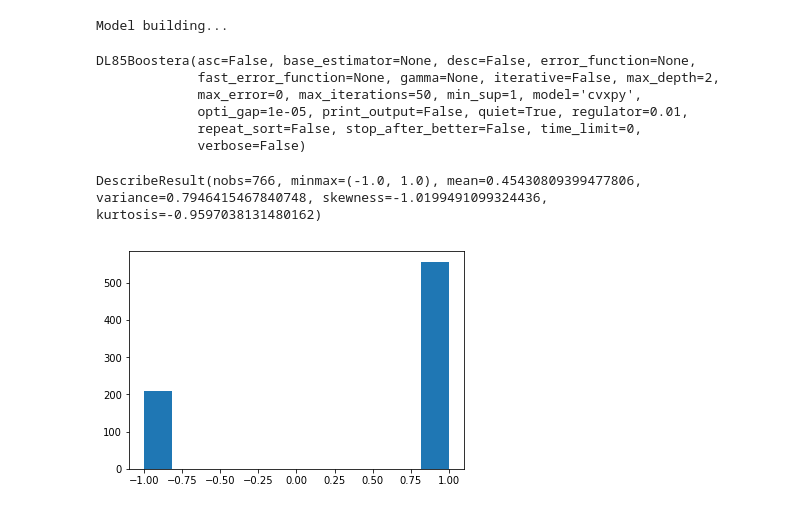
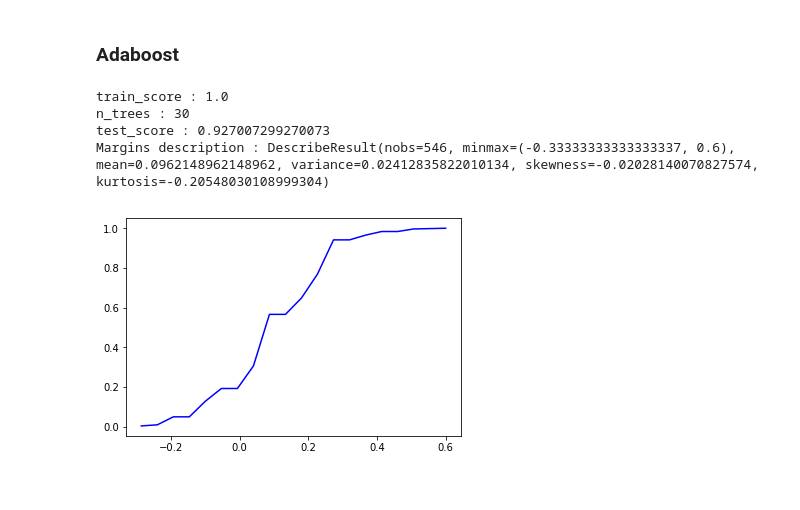
Before and after one commit to aia-uclouvain/pydl8.5, a Jupyter notebook: python_library/examples/data_variance_cdf.ipynb, the cells around one changed output. Drawn from its saved outputs; the diff is of its cells as text; code cells hidden in the pictures.

```diff
--- a/python_library/examples/data_variance_cdf.ipynb
+++ b/python_library/examples/data_variance_cdf.ipynb
@@ -164,56 +99,12 @@ DescribeResult(nobs=766, minmax=(-0.22706942489476117, 0.6286075363685514), mean
-# %%
-from sklearn.svm import SVC
-from sklearn.datasets import load_iris, load_digits, fetch_openml
-from sklearn.model_selection import train_test_split, cross_validate, GridSearchCV, StratifiedKFold
-from sklearn.preprocessing import OneHotEncoder, OrdinalEncoder, LabelBinarizer, KBinsDiscretizer, Binarizer
-from sklearn.metrics import accuracy_score
-from sklearn.ensemble import AdaBoostClassifier, RandomForestClassifier, GradientBoostingClassifier
-from sklearn.tree import DecisionTreeClassifier, export_graphviz
-from sklearn.utils import check_random_state
-from dl85 import DL85Boostera
-import time
-import numpy as np
-from sklearn.metrics import confusion_matrix
-import subprocess
-
-depth, time_limit, N_FOLDS = 2, 0, 5
-
-# dataset = np.genfromtxt("../datasets/paper_test.txt", delimiter=" ")
-# dataset = np.genfromtxt("../datasets/zoo-1.txt", delimiter=" ")
-# dataset = np.genfromtxt("../datasets/kr-vs-kp.txt", delimiter=" ")
-dataset = np.genfromtxt("../datasets/tic-tac-toe.txt", delimiter=" ")
-X, y = dataset[:, 1:], dataset[:, 0]
-X_train, X_test, y_train, y_test = train_test_split(X, y, test_size=0.2, random_state=0)
-
-clf2 = DL85Boostera(max_depth=depth, max_iterations=50, regulator=0.01)
-start = time.perf_counter()
-print("Model building...")
-clf2.fit(X_train, y_train)
-# %% [output]
-Model building...
-DL85Boostera(asc=False, base_estimator=None, desc=False, error_function=None,
-             fast_error_function=None, gamma=None, iterative=False, max_depth=2,
-             max_error=0, max_iterations=50, min_sup=1, model='cvxpy',
-             opti_gap=1e-05, print_output=False, quiet=True, regulator=0.01,
-             repeat_sort=False, stop_after_better=False, time_limit=0,
-             verbose=False)
-# %%
-import matplotlib.pyplot as plt
-from scipy import stats
-
-pred = np.array([-clf2.estimator_weights_[0] if p != y_train[i] else clf2.estimator_weights_[0] for i, p in enumerate(clf2.estimators_[0].predict(X_train))])
-margins = pred.reshape((-1, 1))
-
-for i in range(1, len(clf2.estimators_)):
-    pred = np.array([-clf2.estimator_weights_[i] if p != y_train[j] else clf2.estimator_weights_[i] for j, p in enumerate(clf2.estimators_[i].predict(X_train))])
-    margins = np.concatenate((margins, pred.reshape(-1, 1)), axis=1)
-
-marginss = np.sum(margins, axis=1)
-
-#np.histogram(margins)
-marginss = np.sum(margins, axis=1)
-plt.hist(marginss, bins='auto')
-print(stats.describe(marginss))
-# %% [output]
-DescribeResult(nobs=766, minmax=(-1.0, 1.0), mean=0.45430809399477806, variance=0.7946415467840748, skewness=-1.0199491099324436, kurtosis=-0.9597038131480162)
-[figure, removed]
+# %% [markdown]
+### Adaboost
+# %%
+clf = AdaBoostClassifier(base_estimator=DecisionTreeClassifier(max_depth=depth), n_estimators=30)
+clf.fit(X_train, y_train)
+plot_cdf(clf)
+# %% [output]
+train_score : 1.0
+n_trees : 30
+test_score : 0.927007299270073
+Margins description : DescribeResult(nobs=546, minmax=(-0.33333333333333337, 0.6), mean=0.0962148962148962, variance=0.02412835822010134, skewness=-0.02028140070827574, kurtosis=-0.20548030108999304)
+[figure, added]
```
Also changed, not shown: parts of 22 cells of this notebook, 17 other files.
